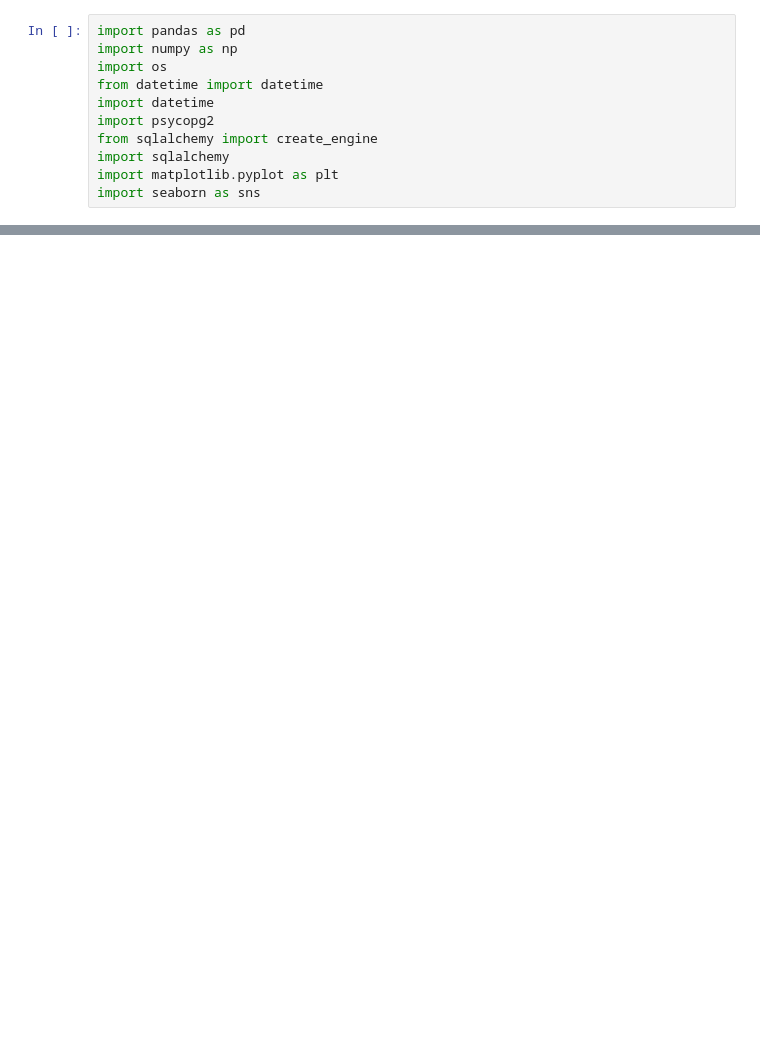
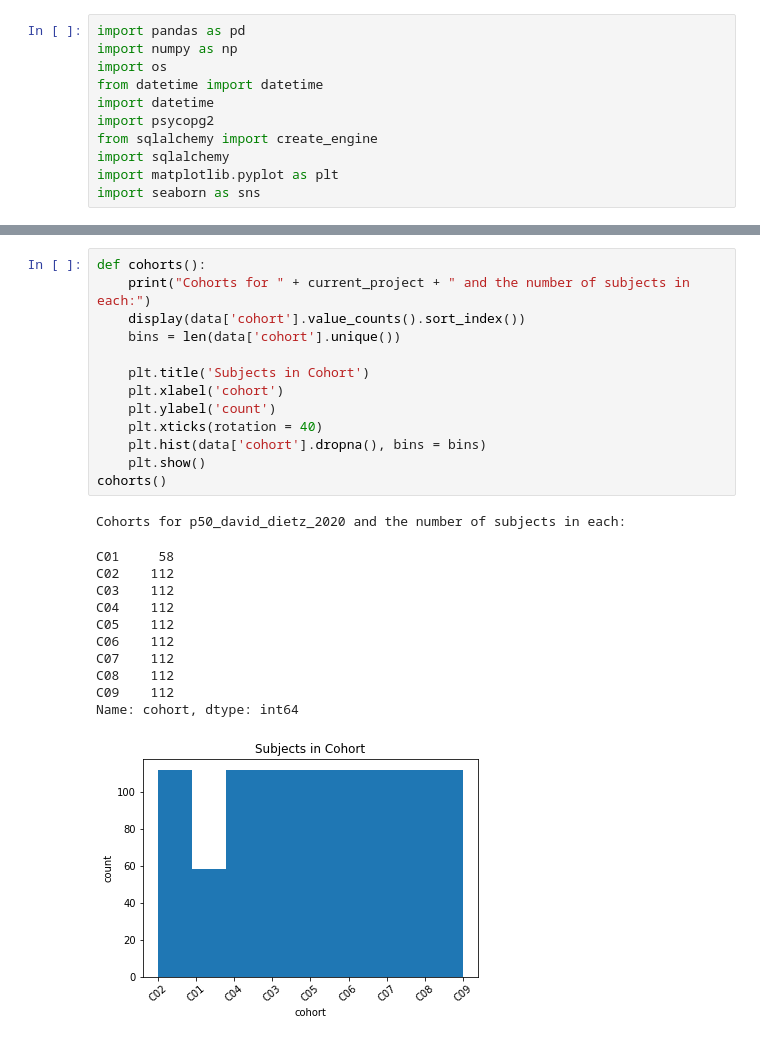
Before and after one commit to Shaezzer/PalmerLab, a Jupyter notebook: QC_WFU_Master.ipynb, the cells around one changed output, grey strips where cells are left out. Cells and saved outputs as stored; diff of their text form; blank space fills up the shorter version.

```diff
--- a/QC_WFU_Master.ipynb
+++ b/QC_WFU_Master.ipynb
@@ -38,2 +87,28 @@ data = runQuery("SELECT * FROM u01_suzanne_mitchell.wfu_master")
+# %%
+def cohorts():
+    print("Cohorts for " + current_project + " and the number of subjects in each:")
+    display(data['cohort'].value_counts().sort_index())
+    bins = len(data['cohort'].unique())
+
+    plt.title('Subjects in Cohort')
+    plt.xlabel('cohort')
+    plt.ylabel('count')
+    plt.xticks(rotation = 40)
+    plt.hist(data['cohort'].dropna(), bins = bins)
+    plt.show()
+cohorts()
+# %% [output]
+Cohorts for p50_david_dietz_2020 and the number of subjects in each:
+C01     58
+C02    112
+C03    112
+C04    112
+C05    112
+C06    112
+C07    112
+C08    112
+C09    112
+Name: cohort, dtype: int64
+[figure, added]
 # %%
 def qc_pedigree(data):
```
Also changed, not shown: parts of 15 cells of this notebook, 1 other file.
